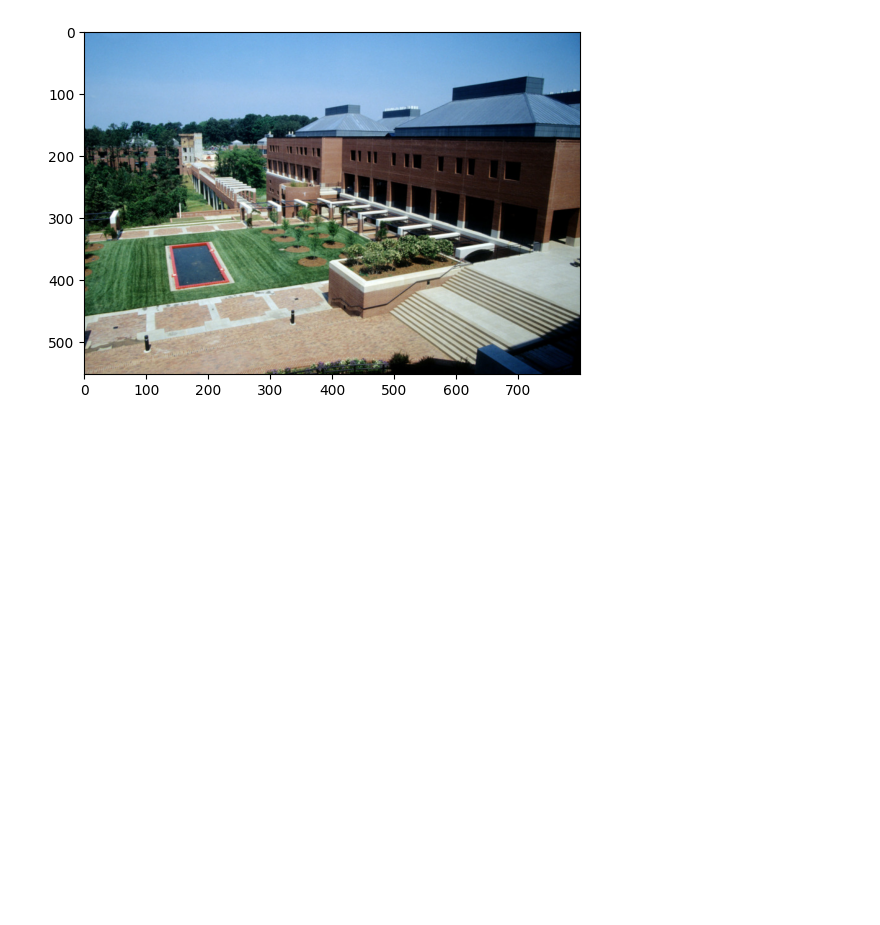
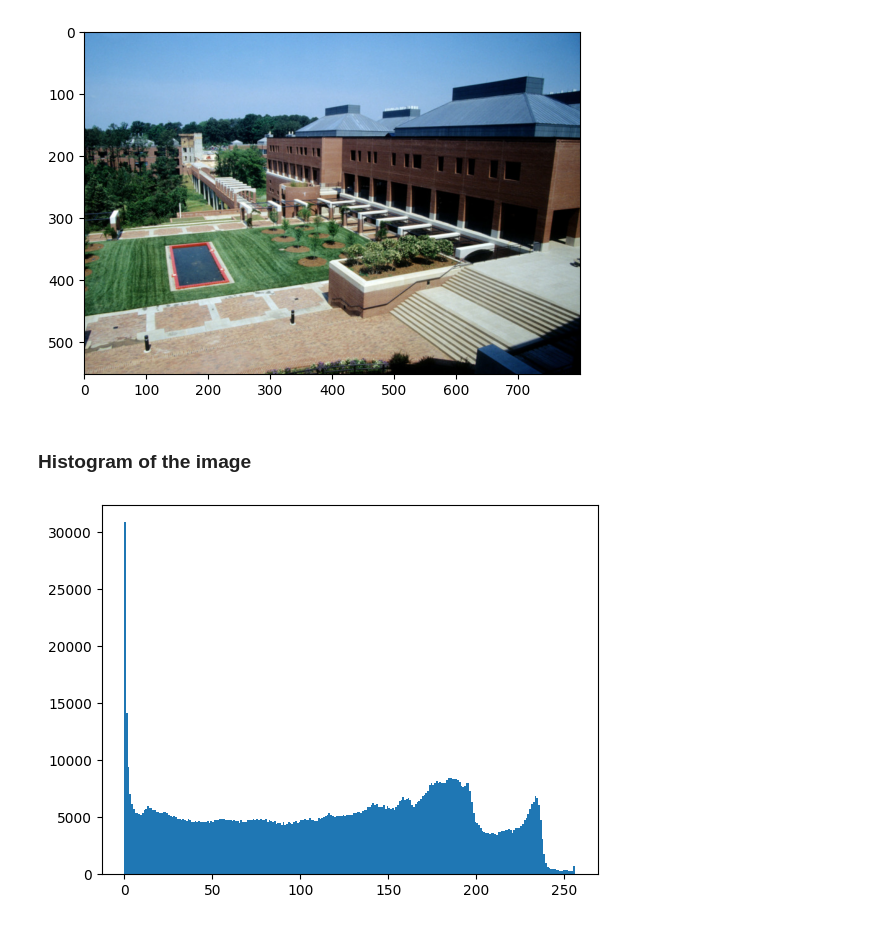
Before and after one commit to danielrawlins21/Artificial_Vision, a Jupyter notebook: Projects/Objectives/Jupiyter Test/Jupyter_test.ipynb, the cells around one changed output. Cells and saved outputs as stored; diff of their text form; code cells hidden in the pictures; blank space fills up the shorter version.

```diff
--- a/Projects/Objectives/Jupiyter Test/Jupyter_test.ipynb
+++ b/Projects/Objectives/Jupiyter Test/Jupyter_test.ipynb
@@ -15,3 +15,10 @@ plt.imshow(img)
 plt.show()
 # %% [output]
 [figure]
+# %% [markdown]
+### Histogram of the image
+# %%
+plt.hist(img.ravel(), bins = 256, range=[0,256])
+plt.show()
+# %% [output]
+[figure, added]
```
Also changed, not shown: parts of 1 cell of this notebook.
